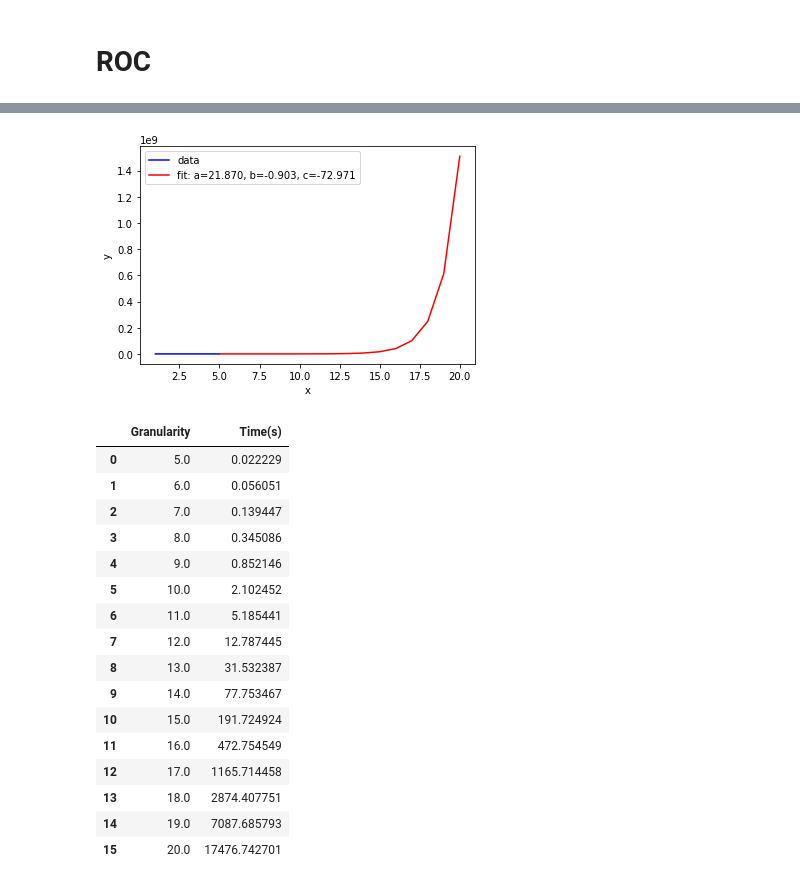
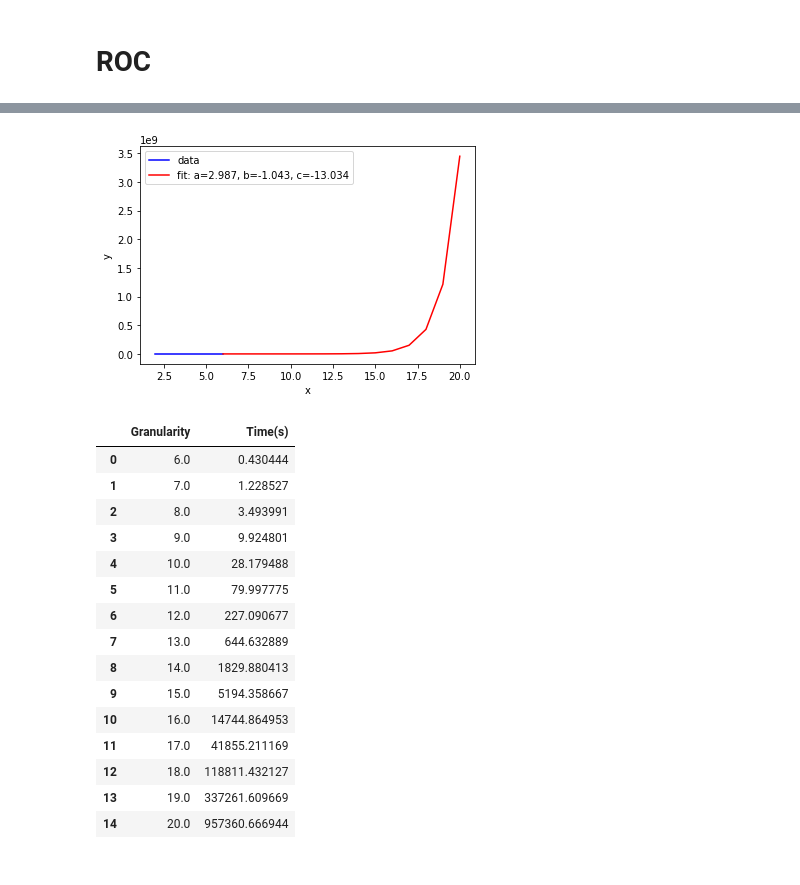
Before and after one commit to eduardopaguiar/Anomaly_Detection, a Jupyter notebook: results.ipynb, the cells around one changed output, grey strips where cells are left out. Cells and saved outputs as stored; diff of their text form; code cells hidden in the pictures.

```diff
--- a/results.ipynb
+++ b/results.ipynb
@@ -19,9 +19,9 @@ results_df = pd.DataFrame(columns = ['Granularity',
                                      'Execution_Time_Mean', 'Execution_Time_Std'])
 
 
-list_gra = [1,2,3,4,5]#
+list_gra = [6]#,5
 
-iterations = 3
+iterations =8
 
 for i in list_gra:
     df = pd.DataFrame(columns = ['Granularity',
@@ -290,43 +286,42 @@ plt.show()
 # %%
 def func(x, a, b, c):
     return a * np.exp(-b * x) + c
 
 xdata = df['Granularity']
 ydata = df['Execution_Time_Mean']
-test_data = np.array((5,6,7,8,9,10,11,12,13,14,15,16,17,18,19,20))
+test_data = np.array((6,7,8,9,10,11,12,13,14,15,16,17,18,19,20))
 
 plt.plot(xdata, ydata, 'b-', label='data')
 
 popt, pcov = sp.optimize.curve_fit(func, xdata, ydata)
 
 plt.plot(test_data, func(test_data, *popt), 'r-',
          label='fit: a=%5.3f, b=%5.3f, c=%5.3f' % tuple(popt))
 
 plt.xlabel('x')
 plt.ylabel('y')
 plt.legend()
 plt.show()
 
-time_df = pd.DataFrame((np.vstack((test_data,(func(test_data, *popt)/60**2/24)))).transpose(), columns=['Granularity','Time(s)'])
+time_df = pd.DataFrame((np.vstack((test_data,(func(test_data, *popt)/60**2)))).transpose(), columns=['Granularity','Time(s)'])
 # %% [output]
-[figure, old version]
+[figure, new version]
 # %%
 time_df
 # %% [output]
 |  | Granularity | Time(s) |
-| 0 | 5.0 | 0.022229 |
-| 1 | 6.0 | 0.056051 |
-| 2 | 7.0 | 0.139447 |
-| 3 | 8.0 | 0.345086 |
-| 4 | 9.0 | 0.852146 |
-| 5 | 10.0 | 2.102452 |
-| 6 | 11.0 | 5.185441 |
-| 7 | 12.0 | 12.787445 |
-| 8 | 13.0 | 31.532387 |
-| 9 | 14.0 | 77.753467 |
-| 10 | 15.0 | 191.724924 |
-| 11 | 16.0 | 472.754549 |
-| 12 | 17.0 | 1165.714458 |
-| 13 | 18.0 | 2874.407751 |
-| 14 | 19.0 | 7087.685793 |
-| 15 | 20.0 | 17476.742701 |
+| 0 | 6.0 | 0.430444 |
+| 1 | 7.0 | 1.228527 |
+| 2 | 8.0 | 3.493991 |
+| 3 | 9.0 | 9.924801 |
+| 4 | 10.0 | 28.179488 |
+| 5 | 11.0 | 79.997775 |
+| 6 | 12.0 | 227.090677 |
+| 7 | 13.0 | 644.632889 |
+| 8 | 14.0 | 1829.880413 |
+| 9 | 15.0 | 5194.358667 |
+| 10 | 16.0 | 14744.864953 |
+| 11 | 17.0 | 41855.211169 |
+| 12 | 18.0 | 118811.432127 |
+| 13 | 19.0 | 337261.609669 |
+| 14 | 20.0 | 957360.666944 |
```
Also changed, not shown: parts of 8 cells of this notebook, 2 other files.
